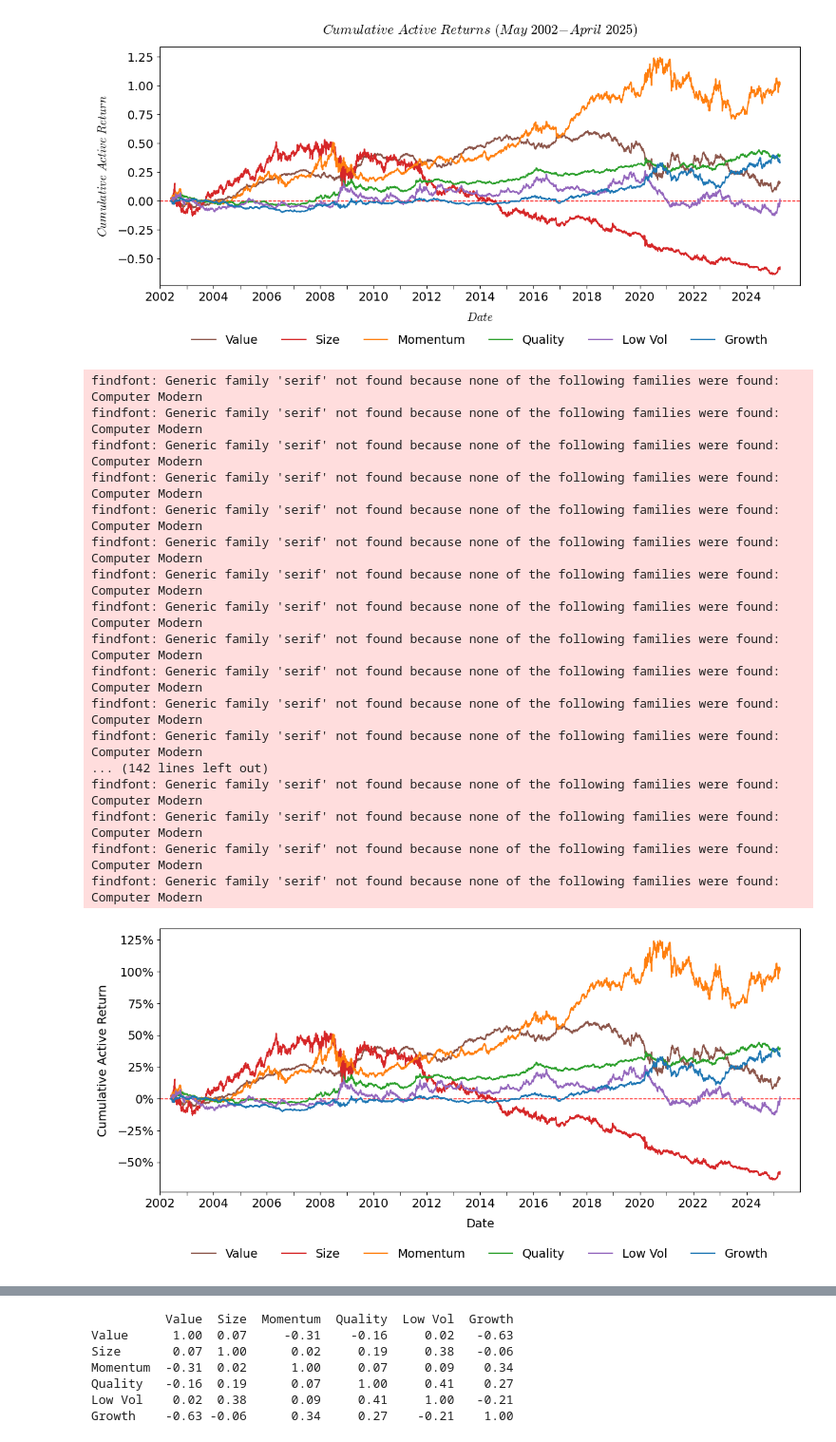
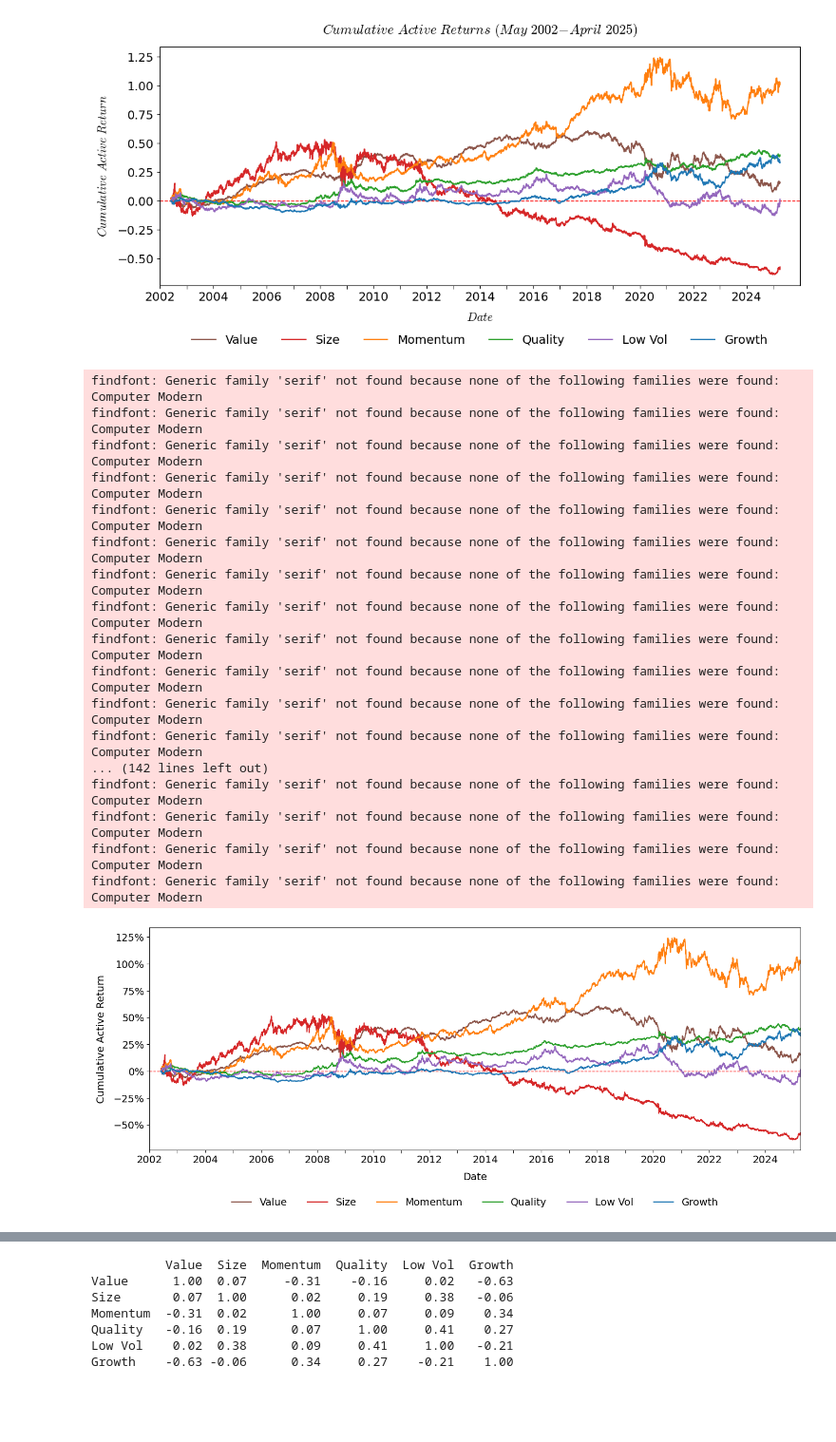
Before and after one commit to Kingmir96/thesis_vri_vp, a Jupyter notebook: Vlad/20250430_Data Universe_And features for the paper/20250430_Illustrations_v0.ipynb, the cells around one changed output, grey strips where cells are left out. Shown at 95% size. Saved outputs shown, nothing was run; the diff lists cells and outputs as text; code cells hidden in the pictures; blank space fills up the shorter version.

```diff
--- a/Vlad/20250430_Data Universe_And features for the paper/20250430_Illustrations_v0.ipynb
+++ b/Vlad/20250430_Data Universe_And features for the paper/20250430_Illustrations_v0.ipynb
@@ -175,8 +175,8 @@ plt.rcParams.update({
     "font.family": "serif",
     "font.serif": ["Computer Modern"],
     "font.size": 14,
-    "mathtext.fontset": "cm",   # Classic math font
-    "text.usetex": False,       # Use internal mathtext rendering
+    "mathtext.fontset": "cm",
+    "text.usetex": False,
 })
 
 # ─── 1) Load your data ─────────────────────────────────────────────────────
@@ -207,7 +207,7 @@ colors = {
 }
 
 # ─── 4) Plot ───────────────────────────────────────────────────────────────
-fig, ax = plt.subplots(figsize=(12, 6))
+fig, ax = plt.subplots(figsize=(14, 6))
 ax.axhline(0, color="red", linestyle="--", linewidth=1)
 
 for col in factors:
@@ -223,7 +223,11 @@ for col in factors:
 ax.yaxis.set_major_formatter(PercentFormatter(xmax=1.0, decimals=0))
 
 # ─── 5) X-axis formatting ──────────────────────────────────────────────────
-ax.set_xlim(datetime(2002, 1, 1), datetime(2025, 12, 31))
+first_date = datetime(2002, 1, 1)
+last_date = cum_active.index.max()
+ax.set_xlim(first_date, last_date)
+ax.margins(x=0)  # ensure lines hit the right edge
+
 ax.xaxis.set_major_locator(mdates.YearLocator(2))
 ax.xaxis.set_major_formatter(mdates.DateFormatter("%Y"))
 ax.xaxis.set_minor_locator(mdates.YearLocator(1))
@@ -236,36 +240,32 @@ ax.legend(
     loc="lower center",
     bbox_to_anchor=(0.5, -0.30),
     frameon=False,
     prop={"size": 14}
 )
 
 # ─── 7) Titles and labels ──────────────────────────────────────────────────
-ax.set_title(
-    r"",
-    pad=15,
-    size=16
-)
+ax.set_title("", pad=15, size=16)
 ax.set_xlabel("Date", labelpad=10, size=14)
 ax.set_ylabel("Cumulative Active Return", labelpad=10, size=14)
 
 plt.tight_layout()
 plt.show()
 # %% [output]
 findfont: Generic family 'serif' not found because none of the following families were found: Computer Modern
 findfont: Generic family 'serif' not found because none of the following families were found: Computer Modern
 findfont: Generic family 'serif' not found because none of the following families were found: Computer Modern
 findfont: Generic family 'serif' not found because none of the following families were found: Computer Modern
 findfont: Generic family 'serif' not found because none of the following families were found: Computer Modern
 findfont: Generic family 'serif' not found because none of the following families were found: Computer Modern
 findfont: Generic family 'serif' not found because none of the following families were found: Computer Modern
 findfont: Generic family 'serif' not found because none of the following families were found: Computer Modern
 findfont: Generic family 'serif' not found because none of the following families were found: Computer Modern
 findfont: Generic family 'serif' not found because none of the following families were found: Computer Modern
 findfont: Generic family 'serif' not found because none of the following families were found: Computer Modern
 findfont: Generic family 'serif' not found because none of the following families were found: Computer Modern
 ... (142 lines left out)
 findfont: Generic family 'serif' not found because none of the following families were found: Computer Modern
 findfont: Generic family 'serif' not found because none of the following families were found: Computer Modern
 findfont: Generic family 'serif' not found because none of the following families were found: Computer Modern
 findfont: Generic family 'serif' not found because none of the following families were found: Computer Modern
-[figure, old version]
+[figure, new version]
```
Also changed, not shown: parts of 3 cells of this notebook, 49 other files.
